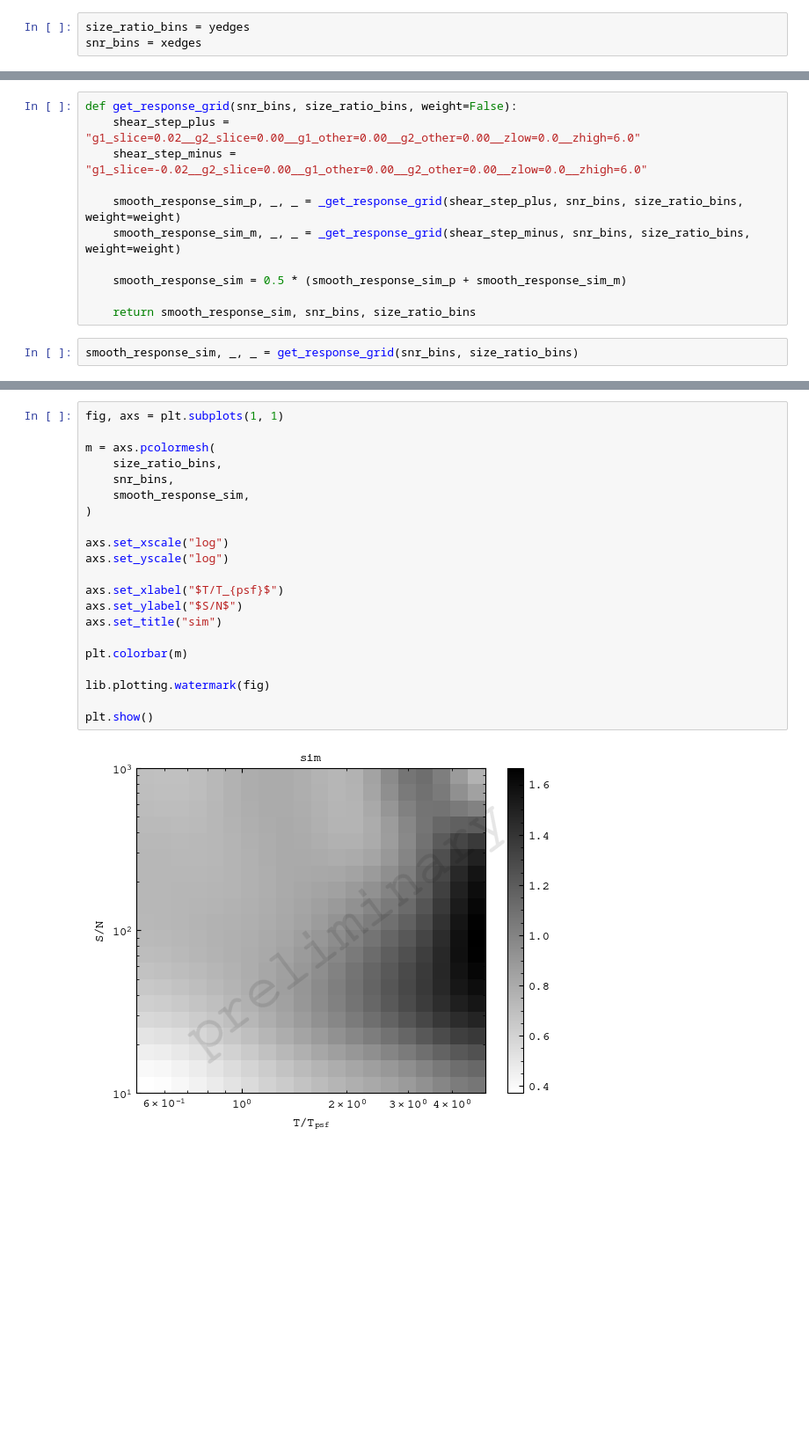
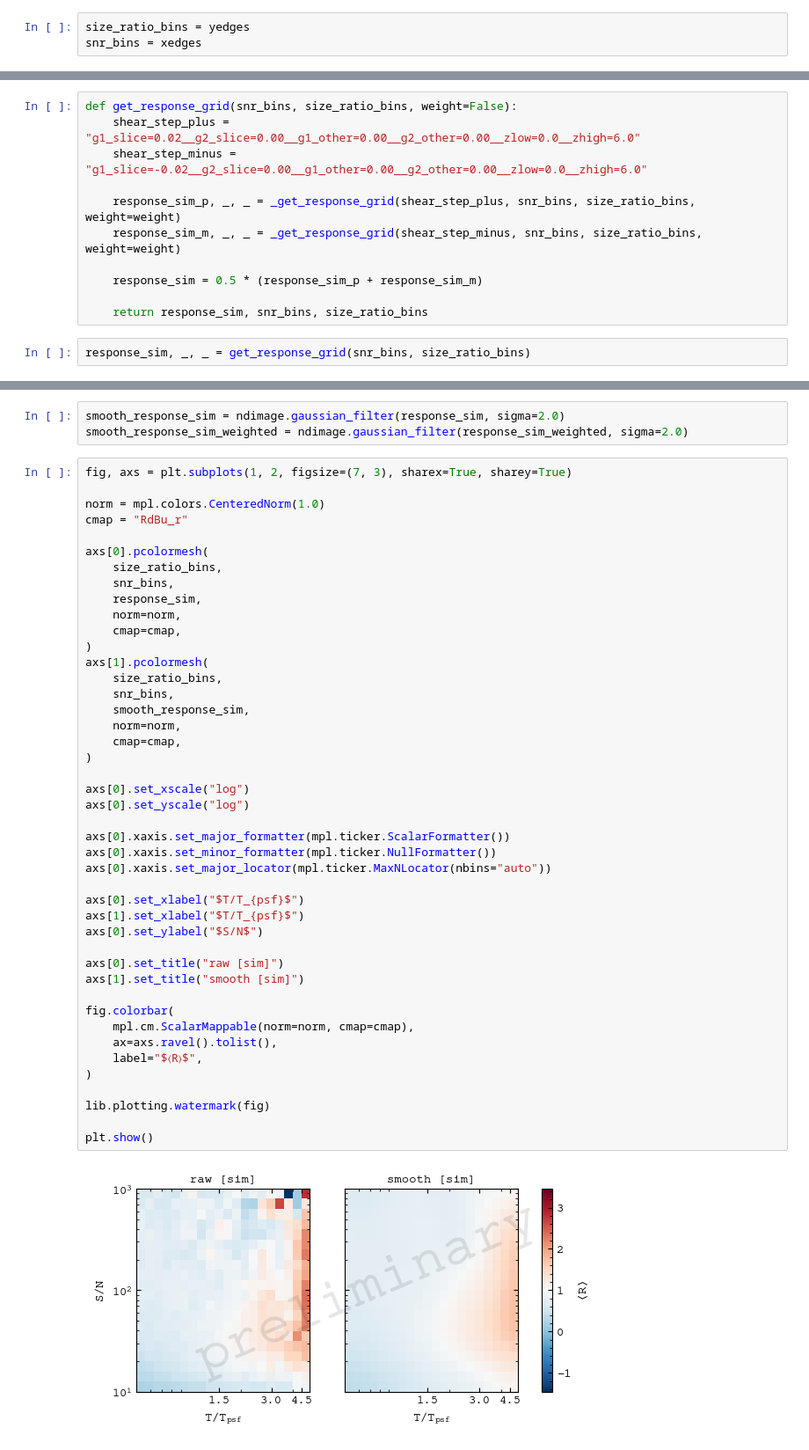
Before and after one commit to sidneymau/des-y6-image-sims-analysis, a Jupyter notebook: notebooks/2025_02_24_response-grid/dev.ipynb, the cells around one changed output, grey strips where cells are left out. Shown at 88% size. Saved outputs shown, nothing was run; the diff lists cells and outputs as text; blank space fills up the shorter version.

```diff
--- a/notebooks/2025_02_24_response-grid/dev.ipynb
+++ b/notebooks/2025_02_24_response-grid/dev.ipynb
@@ -191,12 +215,12 @@ def get_response_grid(snr_bins, size_ratio_bins, weight=False):
     shear_step_plus = "g1_slice=0.02__g2_slice=0.00__g1_other=0.00__g2_other=0.00__zlow=0.0__zhigh=6.0"
     shear_step_minus = "g1_slice=-0.02__g2_slice=0.00__g1_other=0.00__g2_other=0.00__zlow=0.0__zhigh=6.0"
 
-    smooth_response_sim_p, _, _ = _get_response_grid(shear_step_plus, snr_bins, size_ratio_bins, weight=weight)
-    smooth_response_sim_m, _, _ = _get_response_grid(shear_step_minus, snr_bins, size_ratio_bins, weight=weight)
+    response_sim_p, _, _ = _get_response_grid(shear_step_plus, snr_bins, size_ratio_bins, weight=weight)
+    response_sim_m, _, _ = _get_response_grid(shear_step_minus, snr_bins, size_ratio_bins, weight=weight)
 
-    smooth_response_sim = 0.5 * (smooth_response_sim_p + smooth_response_sim_m)
+    response_sim = 0.5 * (response_sim_p + response_sim_m)
 
-    return smooth_response_sim, snr_bins, size_ratio_bins
+    return response_sim, snr_bins, size_ratio_bins
 # %%
-smooth_response_sim, _, _ = get_response_grid(snr_bins, size_ratio_bins)
+response_sim, _, _ = get_response_grid(snr_bins, size_ratio_bins)
 # %%
@@ -204,26 +228,52 @@ smooth_response_sim_weighted, _, _ = get_response_grid(snr_bins, size_ratio_bins
+# %%
+smooth_response_sim = ndimage.gaussian_filter(response_sim, sigma=2.0)
+smooth_response_sim_weighted = ndimage.gaussian_filter(response_sim_weighted, sigma=2.0)
 # %%
-fig, axs = plt.subplots(1, 1)
+fig, axs = plt.subplots(1, 2, figsize=(7, 3), sharex=True, sharey=True)
 
-m = axs.pcolormesh(
+norm = mpl.colors.CenteredNorm(1.0)
+cmap = "RdBu_r"
+
+axs[0].pcolormesh(
+    size_ratio_bins,
+    snr_bins,
+    response_sim,
+    norm=norm,
+    cmap=cmap,
+)
+axs[1].pcolormesh(
     size_ratio_bins,
     snr_bins,
     smooth_response_sim,
+    norm=norm,
+    cmap=cmap,
 )
 
-axs.set_xscale("log")
-axs.set_yscale("log")
+axs[0].set_xscale("log")
+axs[0].set_yscale("log")
 
-axs.set_xlabel("$T/T_{psf}$")
-axs.set_ylabel("$S/N$")
-axs.set_title("sim")
+axs[0].xaxis.set_major_formatter(mpl.ticker.ScalarFormatter())
+axs[0].xaxis.set_minor_formatter(mpl.ticker.NullFormatter())
+axs[0].xaxis.set_major_locator(mpl.ticker.MaxNLocator(nbins="auto"))
 
-plt.colorbar(m)
+axs[0].set_xlabel("$T/T_{psf}$")
+axs[1].set_xlabel("$T/T_{psf}$")
+axs[0].set_ylabel("$S/N$")
+
+axs[0].set_title("raw [sim]")
+axs[1].set_title("smooth [sim]")
+
+fig.colorbar(
+    mpl.cm.ScalarMappable(norm=norm, cmap=cmap),
+    ax=axs.ravel().tolist(),
+    label="$〈R〉$",
+)
 
 lib.plotting.watermark(fig)
 
 plt.show()
 # %% [output]
-[figure, old version]
+[figure, new version]
 # %%
 fig, axs = plt.subplots(1, 1)
 
```
Also changed, not shown: parts of 13 cells of this notebook.
